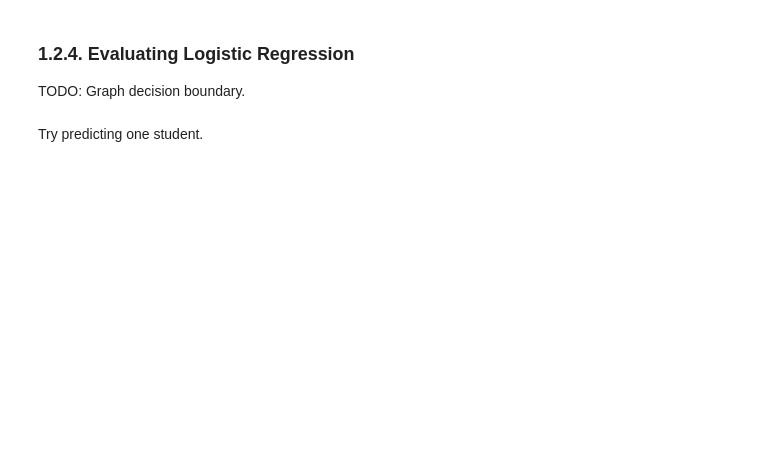
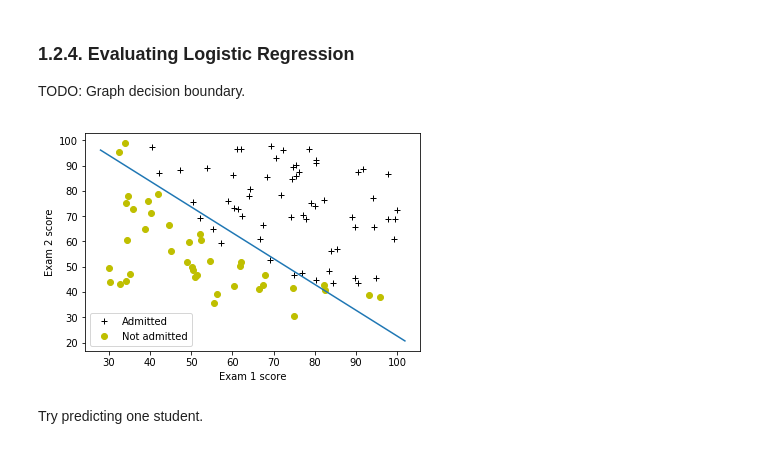
Before and after one commit to dean-e-peterson/datasci-ng-reimplementation, a Jupyter notebook: ex/Ex2.ipynb, the cells around one changed output. Drawn from its saved outputs; the diff is of its cells as text; code cells hidden in the pictures; blank space fills up the shorter version.

```diff
--- a/ex/Ex2.ipynb
+++ b/ex/Ex2.ipynb
@@ -191,6 +256,24 @@ print('Expected theta (approx):         -25.161, 0.206, 0.201')
+# %%
+theta = result.x
 # %% [markdown]
 ### 1.2.4. Evaluating Logistic Regression
 TODO: Graph decision boundary.
+# %%
+def plotDecisionBoundary(theta, X, y):
+    # First plot the data, taking into account we added intercept term.
+    plotData(X[:,1:], y)
+
+    # Choose two endpoints for decision boundary.
+    plot_x = np.array((min(X[:,1]) - 2, max(X[:,1]) + 2))
+
+    # Calculate y values at that list of endpoints
+    plot_y = (-1 / theta[2]) * (theta[1]*plot_x + theta[0])
+
+    plt.plot(plot_x, plot_y)
+# %%
+plotDecisionBoundary(theta, X, y)
+# %% [output]
+[figure, added]
 # %% [markdown]
 Try predicting one student.
 # %%
```
Also changed, not shown: parts of 30 cells of this notebook.
